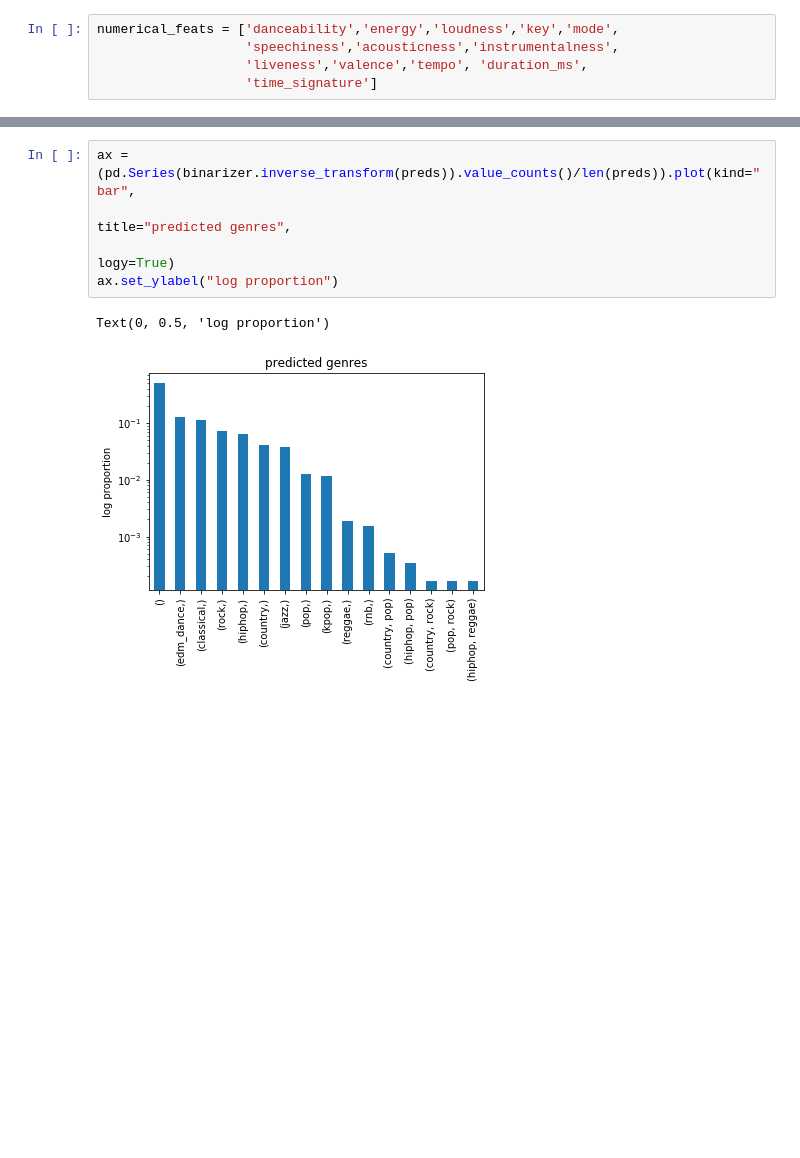
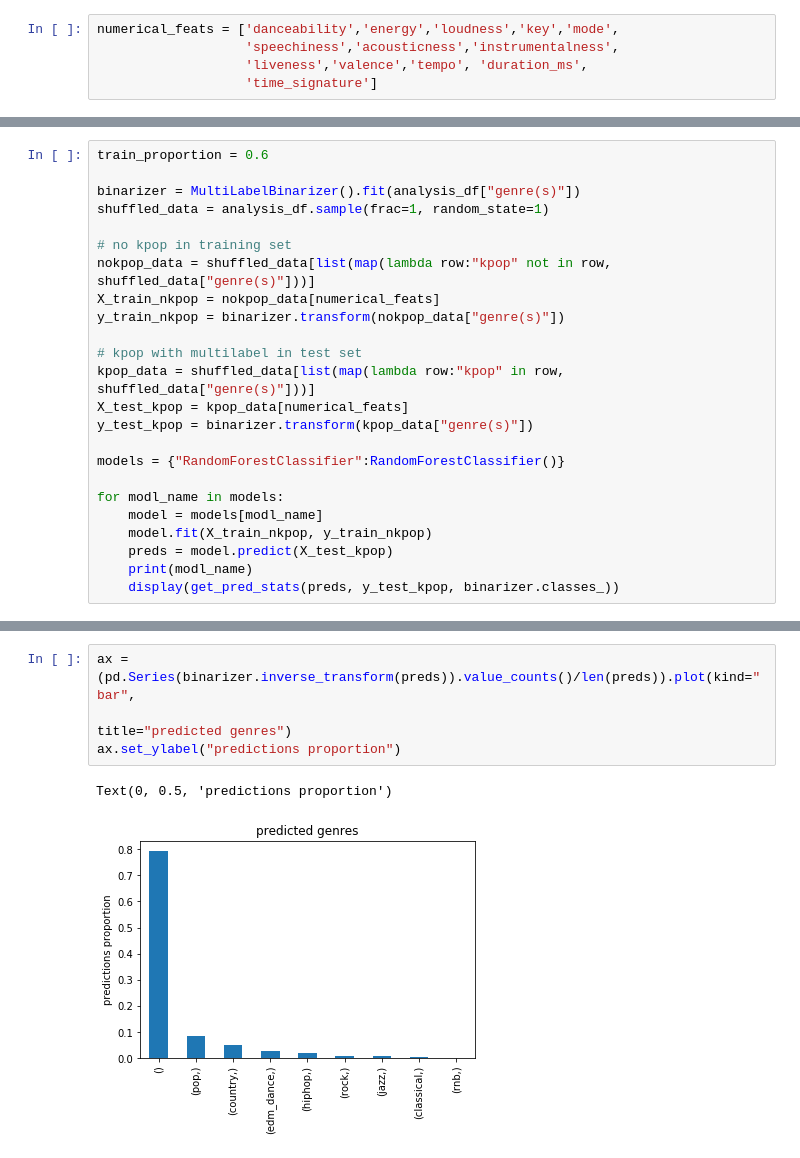
Before and after one commit to ChrisWynne/dsc160-midterm-group-5, a Jupyter notebook: code/coden_eda.ipynb, the cells around one changed output, grey strips where cells are left out. Saved outputs shown, nothing was run; the diff lists cells and outputs as text; blank space fills up the shorter version.

Commit message:
Updated code to have relevant classification graphs, added graphs to images directory

```diff
--- a/code/coden_eda.ipynb
+++ b/code/coden_eda.ipynb
@@ -101,0 +109,24 @@ dtype: float64
+# %%
+train_proportion = 0.6
+
+binarizer = MultiLabelBinarizer().fit(analysis_df["genre(s)"])
+shuffled_data = analysis_df.sample(frac=1, random_state=1)
+
+# no kpop in training set
+nokpop_data = shuffled_data[list(map(lambda row:"kpop" not in row, shuffled_data["genre(s)"]))]
+X_train_nkpop = nokpop_data[numerical_feats]
+y_train_nkpop = binarizer.transform(nokpop_data["genre(s)"])
+
+# kpop with multilabel in test set
+kpop_data = shuffled_data[list(map(lambda row:"kpop" in row, shuffled_data["genre(s)"]))]
+X_test_kpop = kpop_data[numerical_feats]
+y_test_kpop = binarizer.transform(kpop_data["genre(s)"])
+
+models = {"RandomForestClassifier":RandomForestClassifier()}
+
+for modl_name in models:
+    model = models[modl_name]
+    model.fit(X_train_nkpop, y_train_nkpop)
+    preds = model.predict(X_test_kpop)
+    print(modl_name)
+    display(get_pred_stats(preds, y_test_kpop, binarizer.classes_))
@@ -102,8 +147,7 @@ dtype: float64
 # %%
 ax = (pd.Series(binarizer.inverse_transform(preds)).value_counts()/len(preds)).plot(kind="bar",
-                                                                                    title="predicted genres",
-                                                                                    logy=True)
-ax.set_ylabel("log proportion")
+                                                                                    title="predicted genres")
+ax.set_ylabel("predictions proportion")
 # %% [output]
-Text(0, 0.5, 'log proportion')
+Text(0, 0.5, 'predictions proportion')
-[figure, old version]
+[figure, new version]
```
Also changed, not shown: parts of 5 cells of this notebook, 2 other files.
